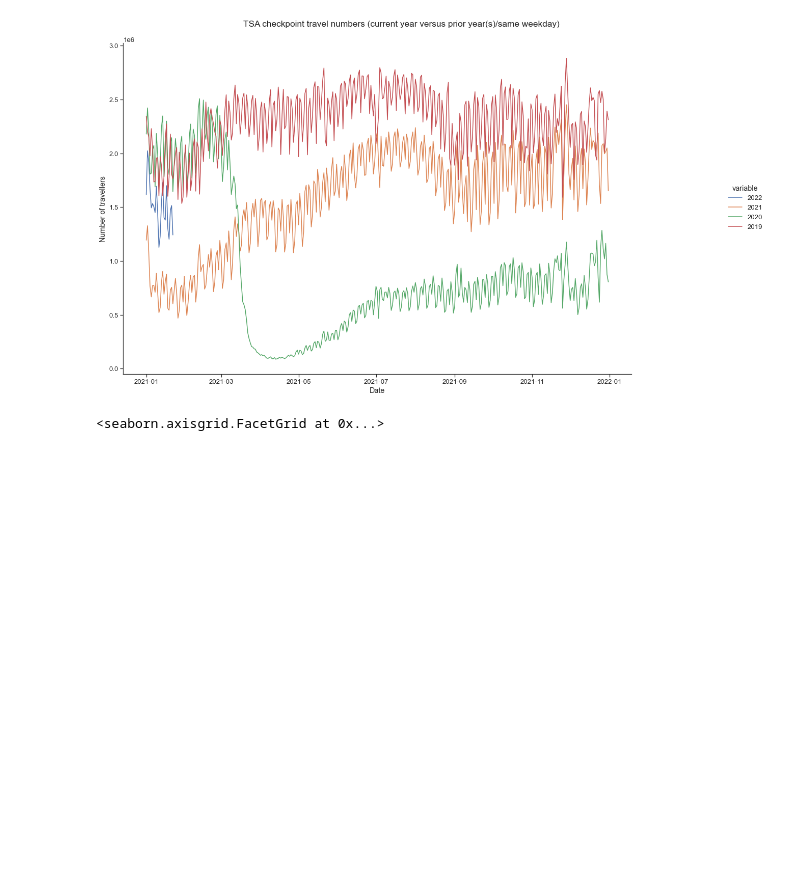
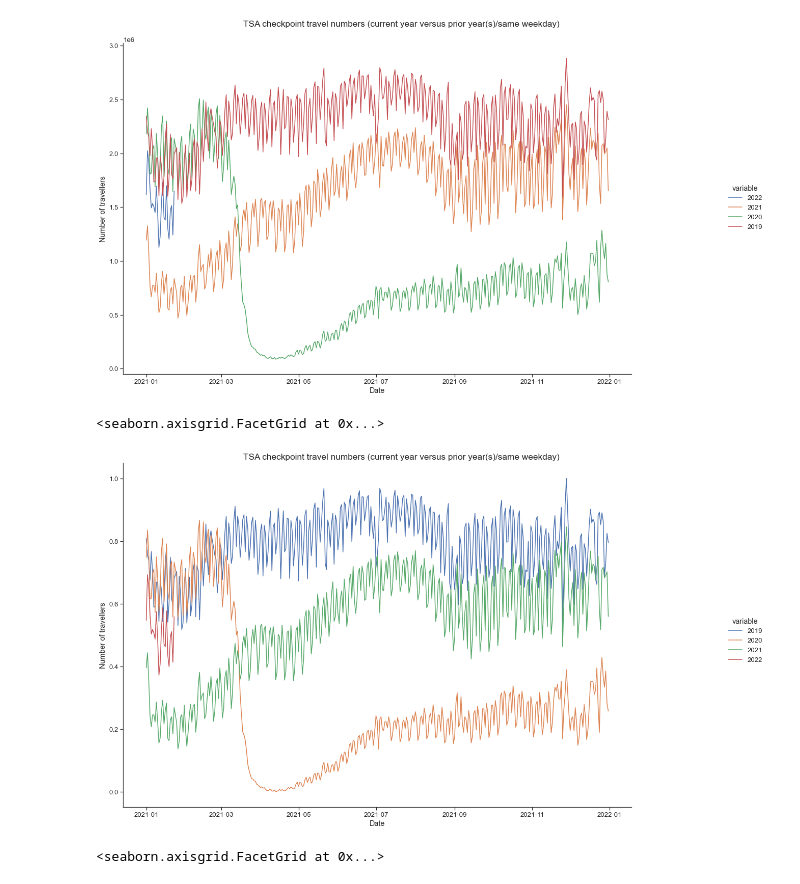
Before and after one commit to jitrapon/mads-milestone-i, a Jupyter notebook: exploration.ipynb, the cells around one changed output. Drawn from its saved outputs; the diff is of its cells as text; code cells hidden in the pictures; blank space fills up the shorter version.

```diff
--- a/exploration.ipynb
+++ b/exploration.ipynb
@@ -422,24 +411,27 @@ plot_tsa(melt_by_date(tsa), 'TSA checkpoint travel numbers (current year versus
 # %%
 # normalize the data
 def normalize_tsa(df: DataFrame) -> DataFrame:
     """
     Min-max normalization of the tsa data
     """
     temp = melt_by_date(df)
     df_norm = temp.iloc[:, 2:].apply(min_max_normalize, axis=0)
     df_norm['date'] = temp['date']
     df_norm['variable'] = temp['variable']
     df_norm = df_norm.set_index('date')
     df_norm = df_norm.pivot(columns='variable')
     df_norm = df_norm.reset_index()
     df_norm.columns = df_norm.columns.droplevel()
     df_norm.index.name = None
-    df_norm.columns = ['date', '2022', '2021', '2020', '2019']
+    df_norm.columns = ['date', '2019', '2020', '2021', '2022']
     return df_norm
 
 
 tsa_norm = normalize_tsa(tsa)
-# plot_tsa(melt_by_date(tsa_norm), 'TSA checkpoint travel numbers (current year versus prior year(s)/same weekday)')
+plot_tsa(melt_by_date(tsa_norm), 'TSA checkpoint travel numbers (current year versus prior year(s)/same weekday)')
+# %% [output]
+<seaborn.axisgrid.FacetGrid at 0x...>
+[figure, added]
 # %%
 tsa_norm = tsa_norm[['date', '2021']]
 merged = pd.merge(search_trend_norm_us, tsa_norm, on='date', how='outer')
```
Also changed, not shown: parts of 30 cells of this notebook.
